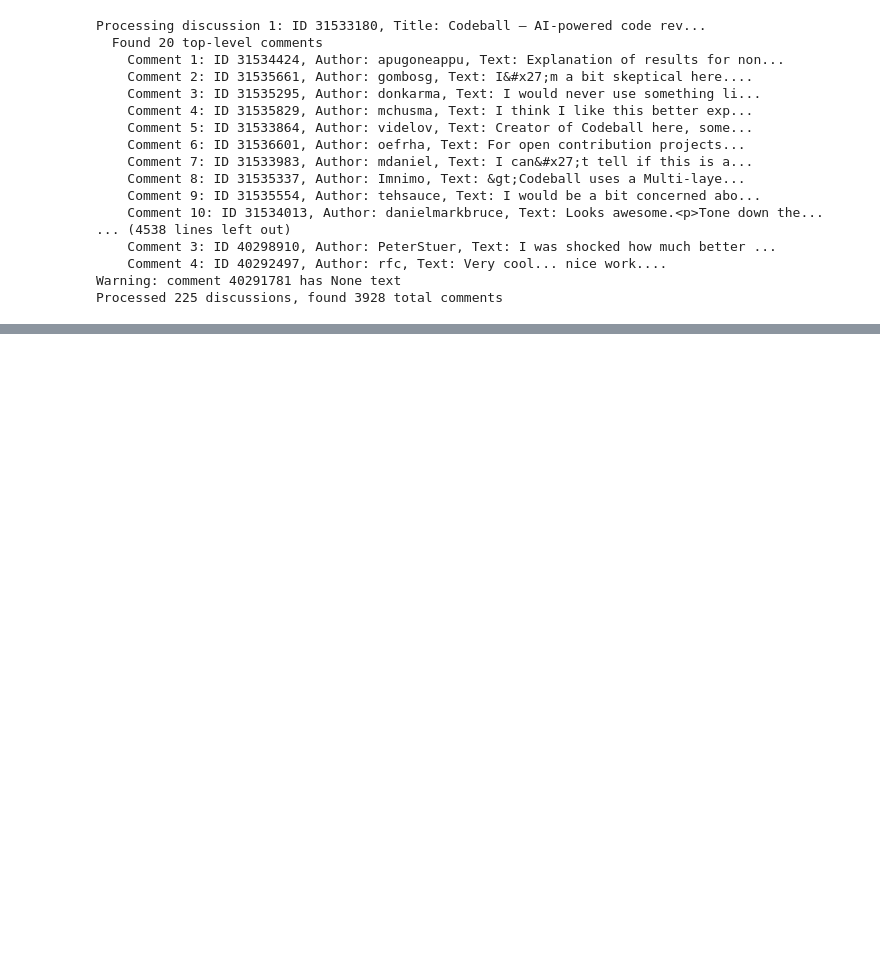
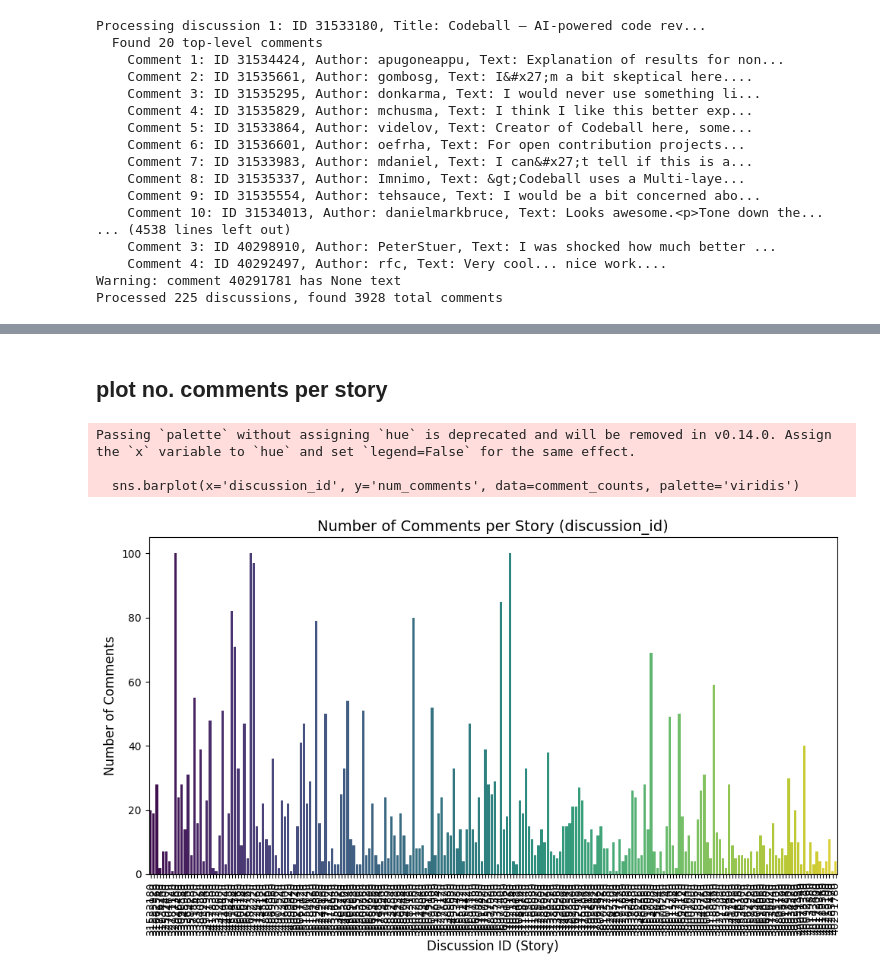
Before and after one commit to MUICT-SERU/SP2024-GPT, a Jupyter notebook: src_hackernews/2-retrieve-hackernews-comments.ipynb, the cells around one changed output, grey strips where cells are left out. Saved outputs shown, nothing was run; the diff lists cells and outputs as text; code cells hidden in the pictures; blank space fills up the shorter version.

```diff
--- a/src_hackernews/2-retrieve-hackernews-comments.ipynb
+++ b/src_hackernews/2-retrieve-hackernews-comments.ipynb
@@ -307,0 +397,40 @@ uniform_sampling(HN_COMMENTS_CSV, num_comments, HN_COMMENTS_SAMPLED_CSV)
+# %% [markdown]
+## plot no. comments per story
+# %%
+import pandas as pd
+import matplotlib.pyplot as plt
+import seaborn as sns
+
+def plot_comment_distribution(csv_file):
+    # Load the CSV file
+    df = pd.read_csv(csv_file)
+
+    # Group by 'discussion_id' and count the number of comments in each story
+    comment_counts = df.groupby('discussion_id').size().reset_index(name='num_comments')
+
+    # Sort by number of comments for better visualization
+    comment_counts = comment_counts.sort_values(by='num_comments', ascending=False)
+
+    # Plotting the distribution of comments per story
+    plt.figure(figsize=(10, 6))
+    sns.barplot(x='discussion_id', y='num_comments', data=comment_counts, palette='viridis')
+
+    # Set the plot title and labels
+    plt.title('Number of Comments per Story (discussion_id)', fontsize=14)
+    plt.xlabel('Discussion ID (Story)', fontsize=12)
+    plt.ylabel('Number of Comments', fontsize=12)
+
+    # Rotate x-axis labels for better readability
+    plt.xticks(rotation=90)
+
+    # Show the plot
+    plt.tight_layout()
+    plt.show()
+# %%
+# Example usage:
+plot_comment_distribution(HN_COMMENTS_CSV)
+# %% [output]
+Passing `palette` without assigning `hue` is deprecated and will be removed in v0.14.0. Assign the `x` variable to `hue` and set `legend=False` for the same effect.
+
+  sns.barplot(x='discussion_id', y='num_comments', data=comment_counts, palette='viridis')
+[figure, added]
```
Also changed, not shown: parts of 11 cells of this notebook.
